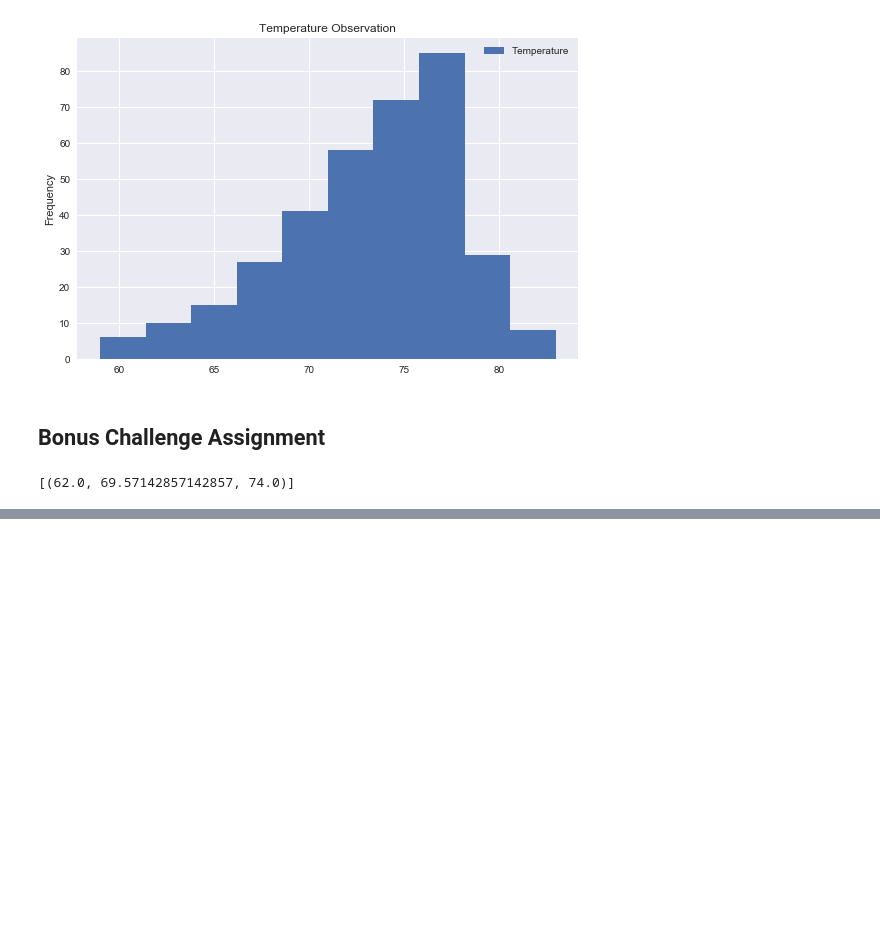
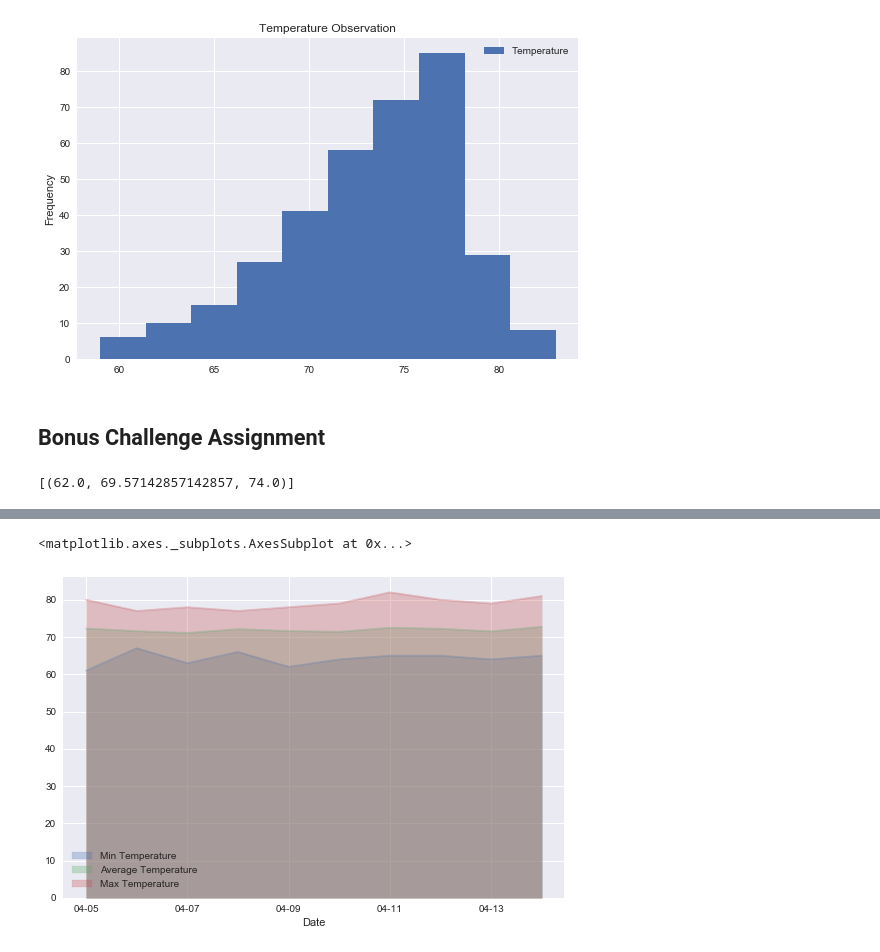
Before and after one commit to Jannat-Randhawa/SQL-Alchemy-, a Jupyter notebook: Climate.ipynb, the cells around one changed output, grey strips where cells are left out. Drawn from its saved outputs; the diff is of its cells as text; code cells hidden in the pictures; blank space fills up the shorter version.

```diff
--- a/Climate.ipynb
+++ b/Climate.ipynb
@@ -258,11 +274,18 @@ daily_normals("01-01")
 # %%
 # calculate the daily normals for your trip
-# push each tuple of calculations into a list called `normals`
-
 # Set the start and end date of the trip
+trip_start = dt.datetime.strptime('2017-04-05', '%Y-%m-%d')
+trip_end = dt.datetime.strptime('2017-04-15', '%Y-%m-%d')
 
 # Use the start and end date to create a range of dates
+trip_duration = 10
 
 # Stip off the year and save a list of %m-%d strings
+# Loop through the list of %m-%d strings and calculate the normals for each date
 
-# Loop through the list of %m-%d strings and calculate the normals for each date
+dates_list = [dt.datetime.strftime(trip_start + dt.timedelta(days = x), '%m-%d')
+                            for x in range(0,trip_duration)]
+
+# push each tuple of calculations into a list called `normals`
+normals = [daily_normals(date) for date in dates_list]
+normals
@@ -269,2 +303,10 @@ daily_normals("01-01")
 # %%
-# Load the previous query results into a Pandas DataFrame and add the `trip_dates` range as the `date` index
+# Load the previous query results into a Pandas DataFrame add the `trip_dates` range as the `date` index
+trip_normal = [np.array(normal[0]) for normal in normals]
+trip_normal_db = pd.DataFrame(trip_normal)
+# Add the `trip_dates` range as the `date` index
+trip_normal_db["Date"] = dates_list
+trips_normal_db = trip_normal_db.rename(columns={0: "Min Temperature",
+                                                 1: "Average Temperature",
+                                                 2: "Max Temperature"}).set_index("Date")
+trips_normal_db
@@ -272,0 +326,5 @@ daily_normals("01-01")
+# %%
+trips_normal_db.plot.area(stacked=False, alpha= .300)
+# %% [output]
+<matplotlib.axes._subplots.AxesSubplot at 0x...>
+[figure, added]
```
Also changed, not shown: parts of 12 cells of this notebook, 1 other file.
